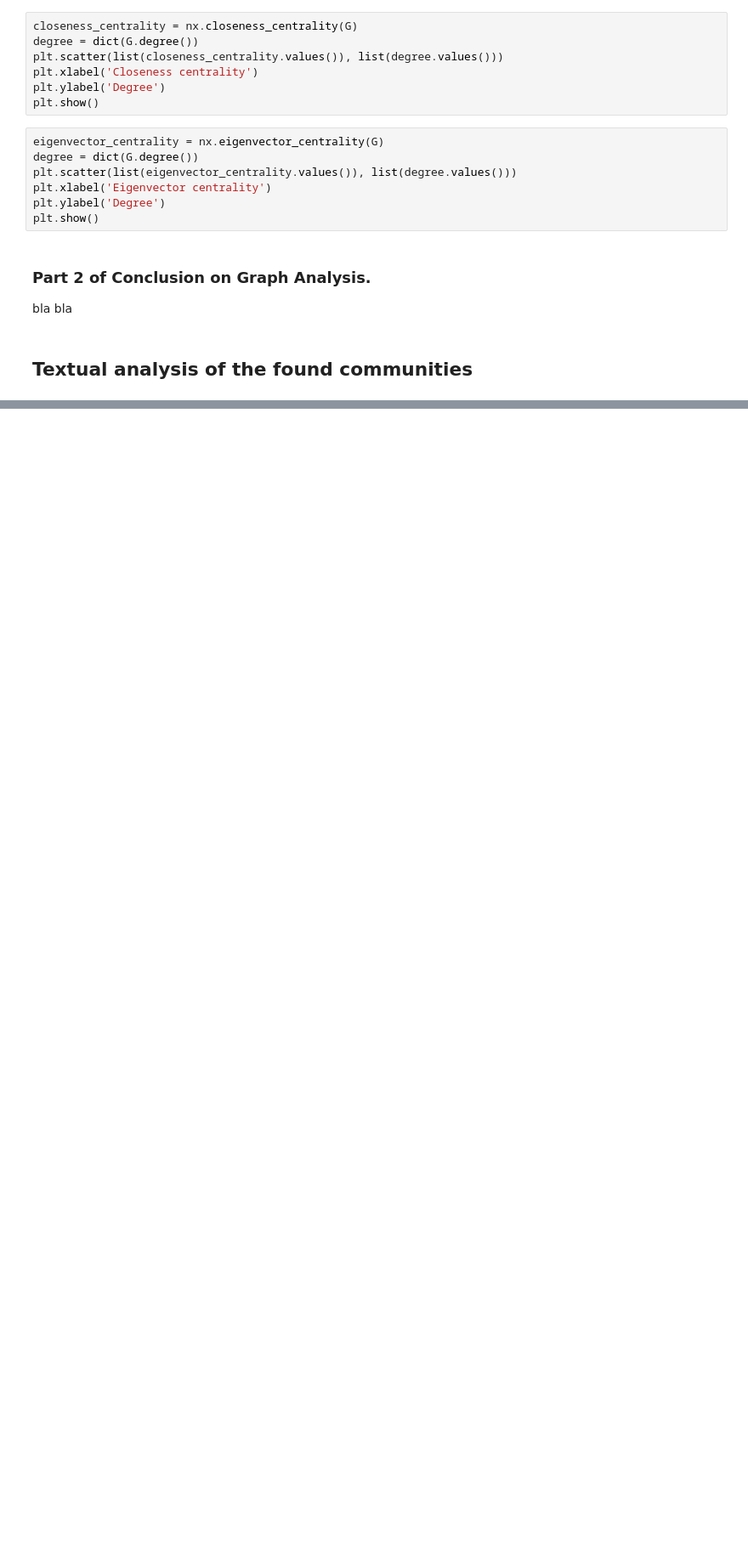
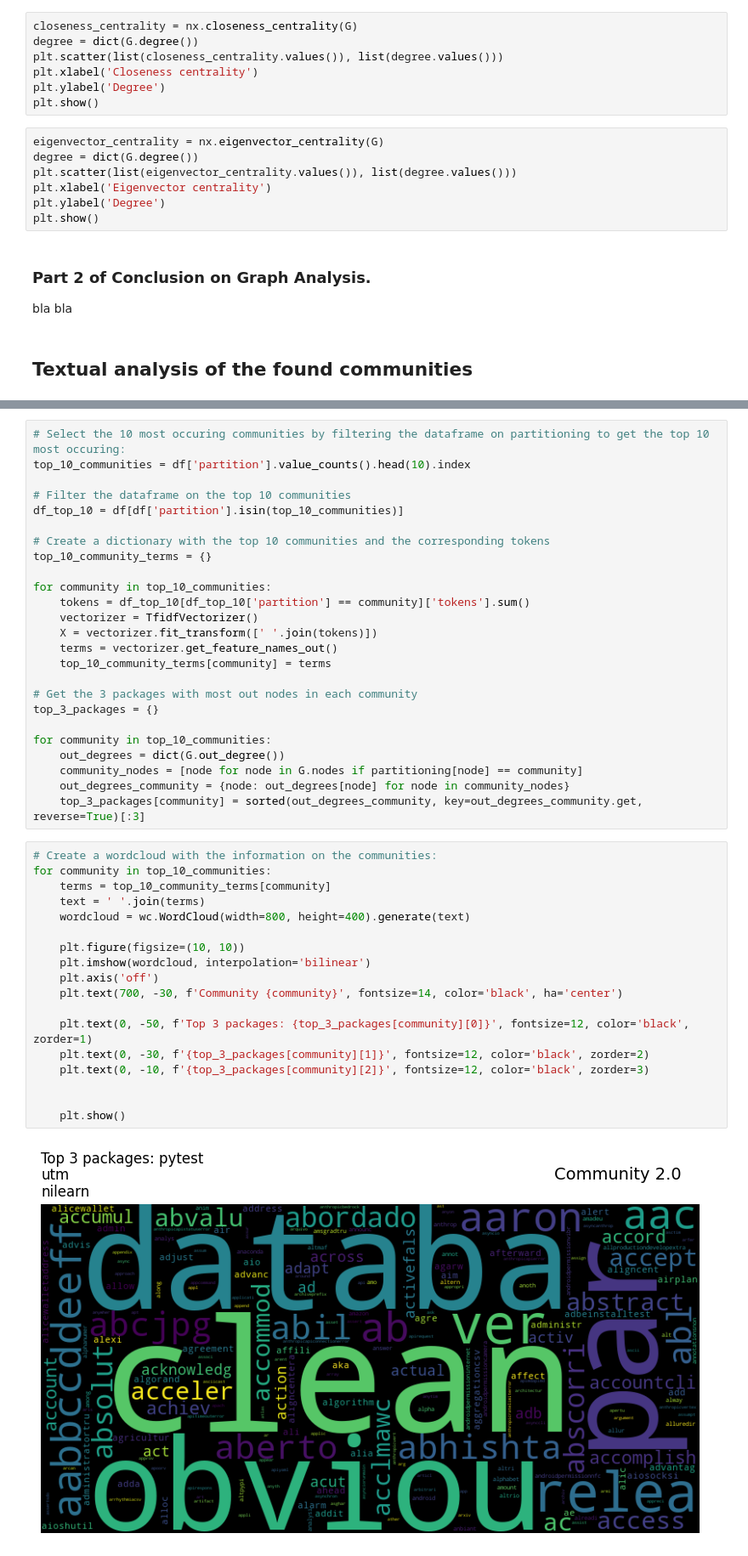
Before and after one commit to MathiasDamsgaard/Comp_Social_Sci_Assigments, a Jupyter notebook: Project.ipynb, the cells around one changed output, grey strips where cells are left out. Shown at 85% size. Cells and saved outputs as stored; diff of their text form; blank space fills up the shorter version.

```diff
--- a/Project.ipynb
+++ b/Project.ipynb
@@ -1117,0 +1138,45 @@ print(collocation_tokens[:20])
+# %%
+# Select the 10 most occuring communities by filtering the dataframe on partitioning to get the top 10 most occuring:
+top_10_communities = df['partition'].value_counts().head(10).index
+
+# Filter the dataframe on the top 10 communities
+df_top_10 = df[df['partition'].isin(top_10_communities)]
+
+# Create a dictionary with the top 10 communities and the corresponding tokens
+top_10_community_terms = {}
+
+for community in top_10_communities:
+    tokens = df_top_10[df_top_10['partition'] == community]['tokens'].sum()
+    vectorizer = TfidfVectorizer()
+    X = vectorizer.fit_transform([' '.join(tokens)])
+    terms = vectorizer.get_feature_names_out()
+    top_10_community_terms[community] = terms
+
+# Get the 3 packages with most out nodes in each community
+top_3_packages = {}
+
+for community in top_10_communities:
+    out_degrees = dict(G.out_degree())
+    community_nodes = [node for node in G.nodes if partitioning[node] == community]
+    out_degrees_community = {node: out_degrees[node] for node in community_nodes}
+    top_3_packages[community] = sorted(out_degrees_community, key=out_degrees_community.get, reverse=True)[:3]
+# %%
+# Create a wordcloud with the information on the communities:
+for community in top_10_communities:
+    terms = top_10_community_terms[community]
+    text = ' '.join(terms)
+    wordcloud = wc.WordCloud(width=800, height=400).generate(text)
+
+    plt.figure(figsize=(10, 10))
+    plt.imshow(wordcloud, interpolation='bilinear')
+    plt.axis('off')
+    plt.text(700, -30, f'Community {community}', fontsize=14, color='black', ha='center')
+
+    plt.text(0, -50, f'Top 3 packages: {top_3_packages[community][0]}', fontsize=12, color='black', zorder=1)
+    plt.text(0, -30, f'{top_3_packages[community][1]}', fontsize=12, color='black', zorder=2)
+    plt.text(0, -10, f'{top_3_packages[community][2]}', fontsize=12, color='black', zorder=3)
+
+
+    plt.show()
+# %% [output]
+[figure, added]
```
Also changed, not shown: parts of 13 cells of this notebook.
